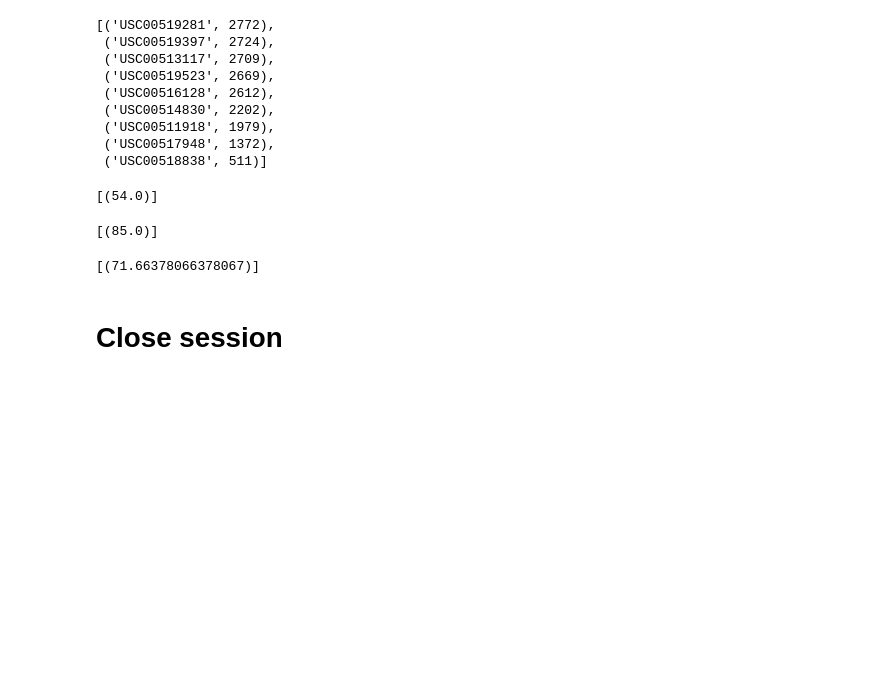
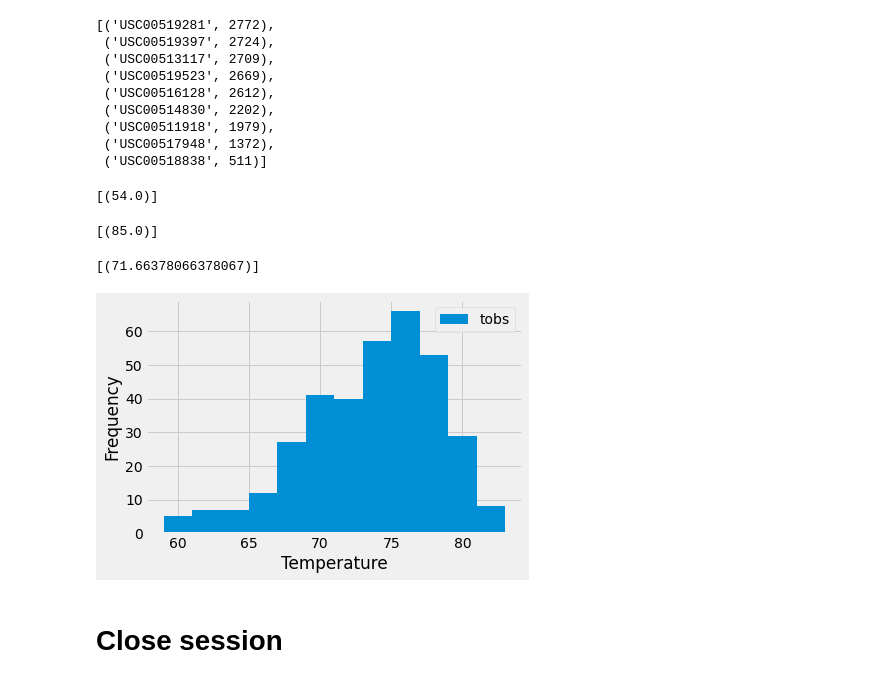
Before and after one commit to zpoeschl/sqlalchemy-challenge, a Jupyter notebook: poeschl_climate_sqlalch10.ipynb, the cells around one changed output. Drawn from its saved outputs; the diff is of its cells as text; code cells hidden in the pictures; blank space fills up the shorter version.

```diff
--- a/poeschl_climate_sqlalch10.ipynb
+++ b/poeschl_climate_sqlalch10.ipynb
@@ -182,6 +182,25 @@ avg_temp
 # %%
 # Using the most active station id
 # Query the last 12 months of temperature observation data for this station and plot the results as a histogram
+active_last_yr = session.query(Measurement.date, Measurement.tobs).\
+    filter(Measurement.date >= year_ago).\
+    filter(Measurement.station == 'USC00519281').all()
+
+# Save as df, set index to date
+active_last_yr_df = pd.DataFrame(active_last_yr)
+active_last_yr_df = active_last_yr_df.set_index('date')
+
+# Sort by date
+active_last_yr_df = active_last_yr_df.sort_values(by=['date'])
+
+# Plot histogram
+active_temp = active_last_yr_df.plot.hist(bins=12)
+active_temp.set_xlabel("Temperature")
+active_temp.set_ylabel("Frequency")
+
+plt.show()
+# %% [output]
+[figure, added]
 # %% [markdown]
 # Close session
 # %%
```
